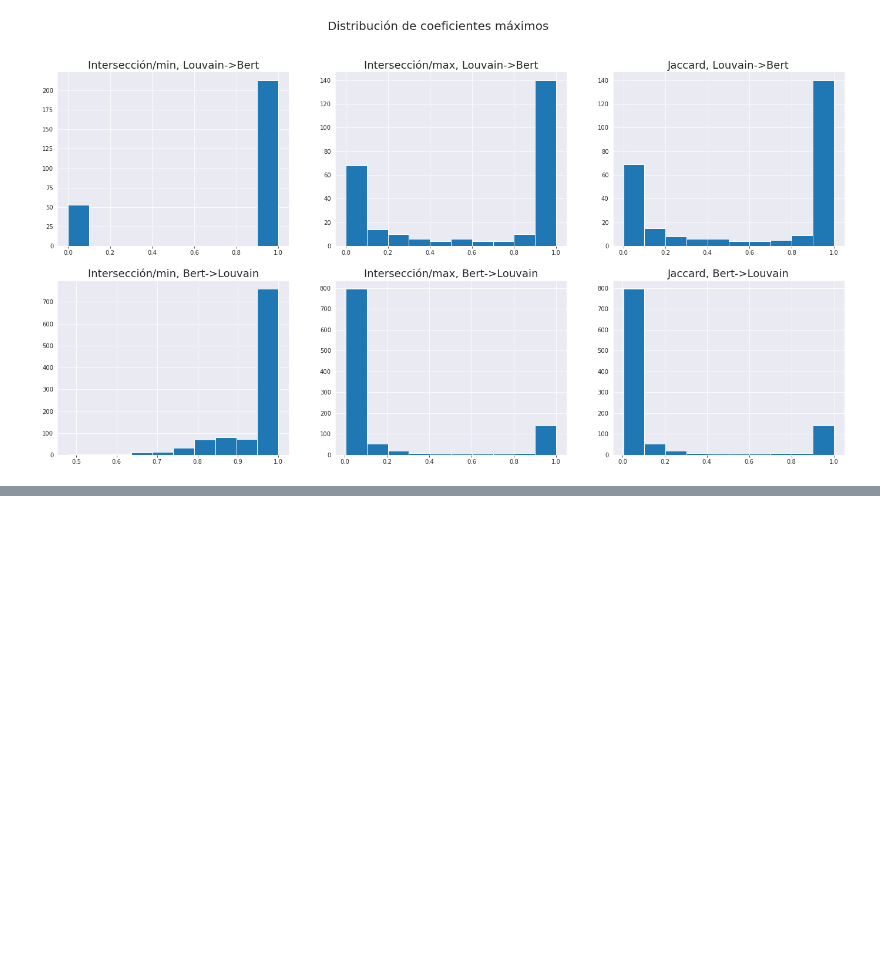
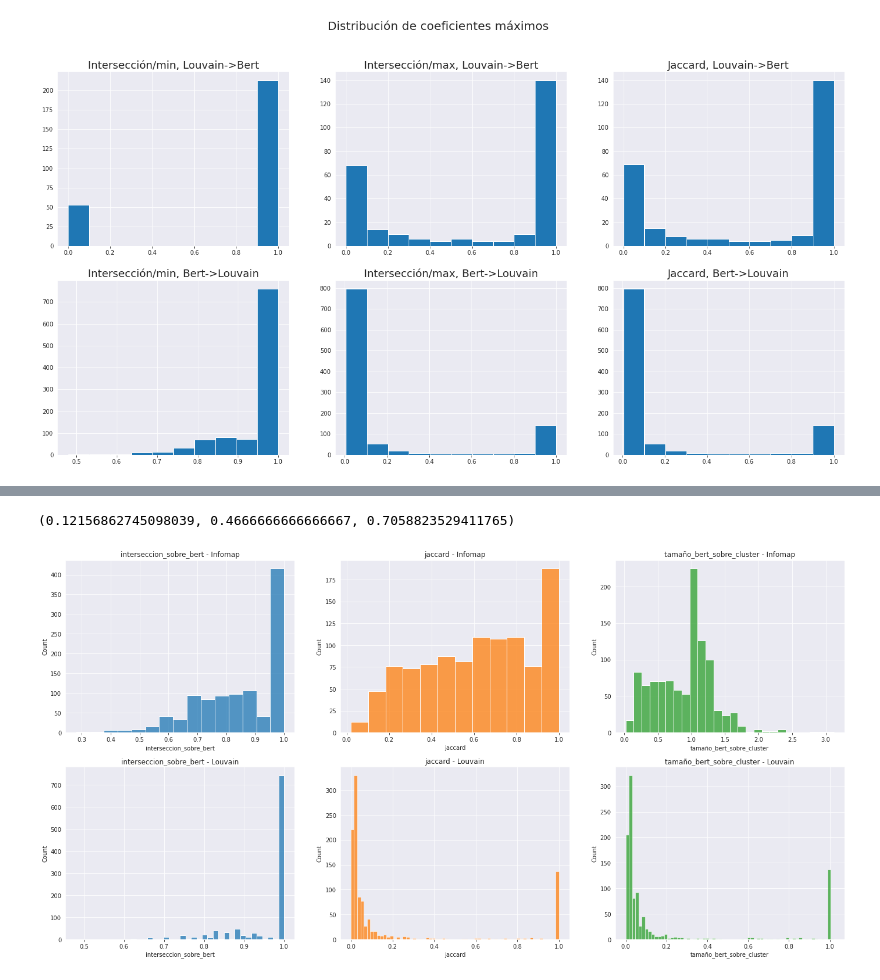
Before and after one commit to ingridheuer/gcnn_gdas, a Jupyter notebook: exploration/notebooks/network_analysis/analisis_comunidades.ipynb, the cells around one changed output, grey strips where cells are left out. Saved outputs shown, nothing was run; the diff lists cells and outputs as text; code cells hidden in the pictures; blank space fills up the shorter version.

Commit message:
metrica overlap comunidades y berts

```diff
--- a/exploration/notebooks/network_analysis/analisis_comunidades.ipynb
+++ b/exploration/notebooks/network_analysis/analisis_comunidades.ipynb
@@ -553,0 +558,2 @@ fig.savefig(reports_comunidades+"inclusion_berts_louvain.png",dpi=200)
+# %%
+comunidades_bert = enfermedades.loc[enfermedades.node_type == "bert_group",["node_index","comunidades_infomap","comunidades_louvain"]].astype({"comunidades_infomap":"int","comunidades_louvain":"int"}).set_index("node_index").to_dict(orient="index")
@@ -553,0 +612,16 @@ fig.savefig(reports_comunidades+"inclusion_berts_louvain.png",dpi=200)
+# %%
+metricas = {"Intersección/Bert":df_min_bert_infomap,"Intersección/max":df_max_bert_infomap, "Jaccard":df_jaccard_bert_infomap}
+
+fig, ax = plt.subplots(2,3, figsize=(24,12))
+fig.suptitle("Distribución de coeficientes máximos", fontsize=20)
+
+i=0
+for name,data in metricas.items():
+    ax[0,i].hist(data.max().values)
+    ax[0,i].set_title(f"{name}, Infomap->Bert", fontsize=18)
+
+    ax[1,i].hist(data.T.max().values)
+    ax[1,i].set_title(f"{name}, Bert->Infomap", fontsize=18)
+    i+=1
+
+# fig.savefig(reports_comunidades+"inclusion_berts_infomap.png",dpi=200)
@@ -553,0 +658,19 @@ fig.savefig(reports_comunidades+"inclusion_berts_louvain.png",dpi=200)
+# %%
+sns.color_palette()[0]
+# %% [output]
+(0.12156862745098039, 0.4666666666666667, 0.7058823529411765)
+# %%
+metricas = ["interseccion_sobre_bert", "jaccard", "tamaño_bert_sobre_cluster"]
+fig, ax  = plt.subplots(2,3,figsize=(24,12))
+
+for i in range(3):
+    current_ax = ax[0,i]
+    current_ax.set_title(f"{metricas[i]} - Infomap")
+    sns.histplot(data=df_metricas_bert_infomap[metricas[i]], ax=current_ax, color=sns.color_palette()[i])
+
+for i in range(3):
+    current_ax = ax[1,i]
+    current_ax.set_title(f"{metricas[i]} - Louvain")
+    sns.histplot(data=df_metricas_bert_louvain[metricas[i]], ax=current_ax, color=sns.color_palette()[i])
+# %% [output]
+[figure, added]
```
Also changed, not shown: parts of 8 cells of this notebook, 3 other files.
